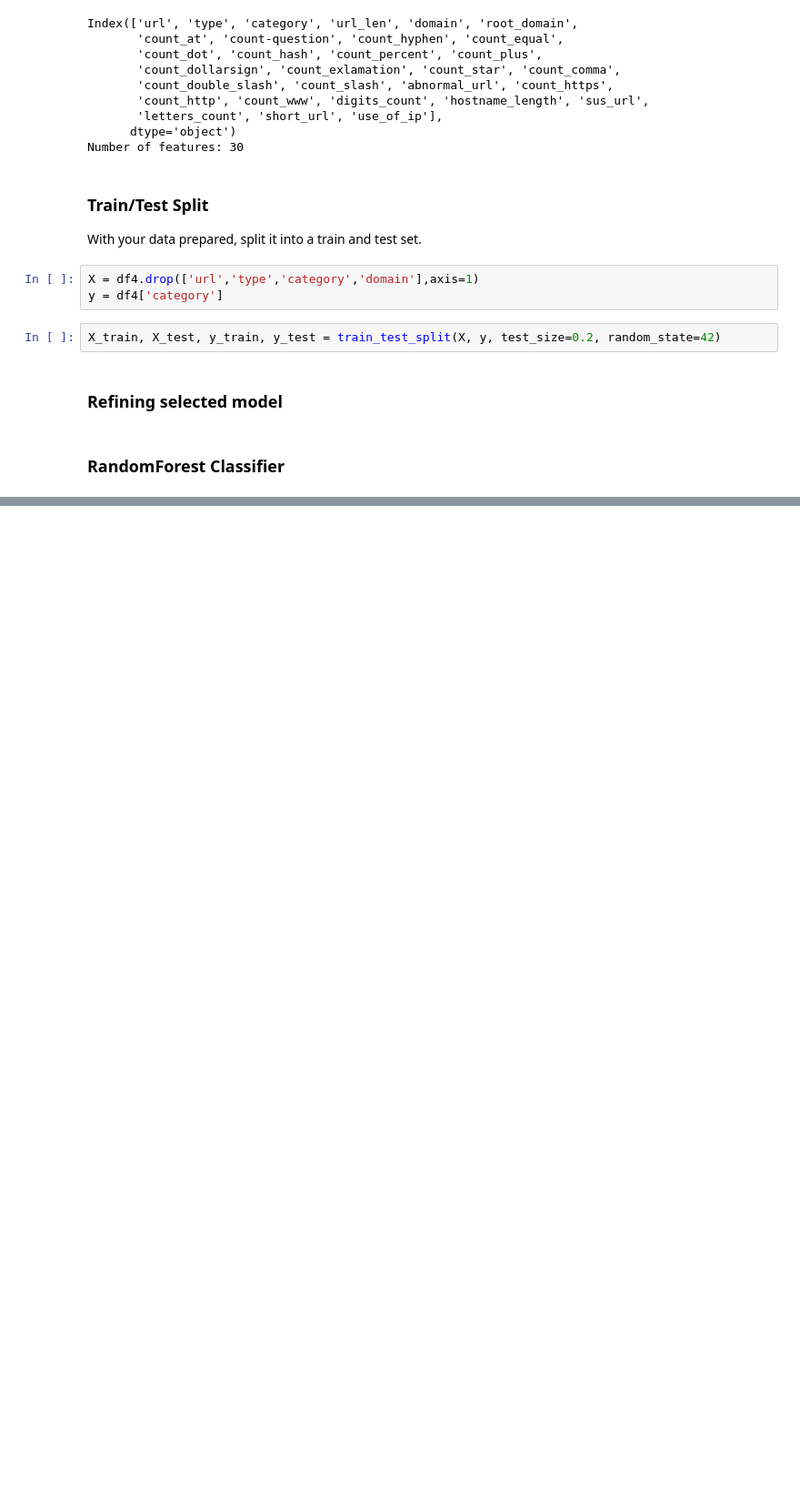
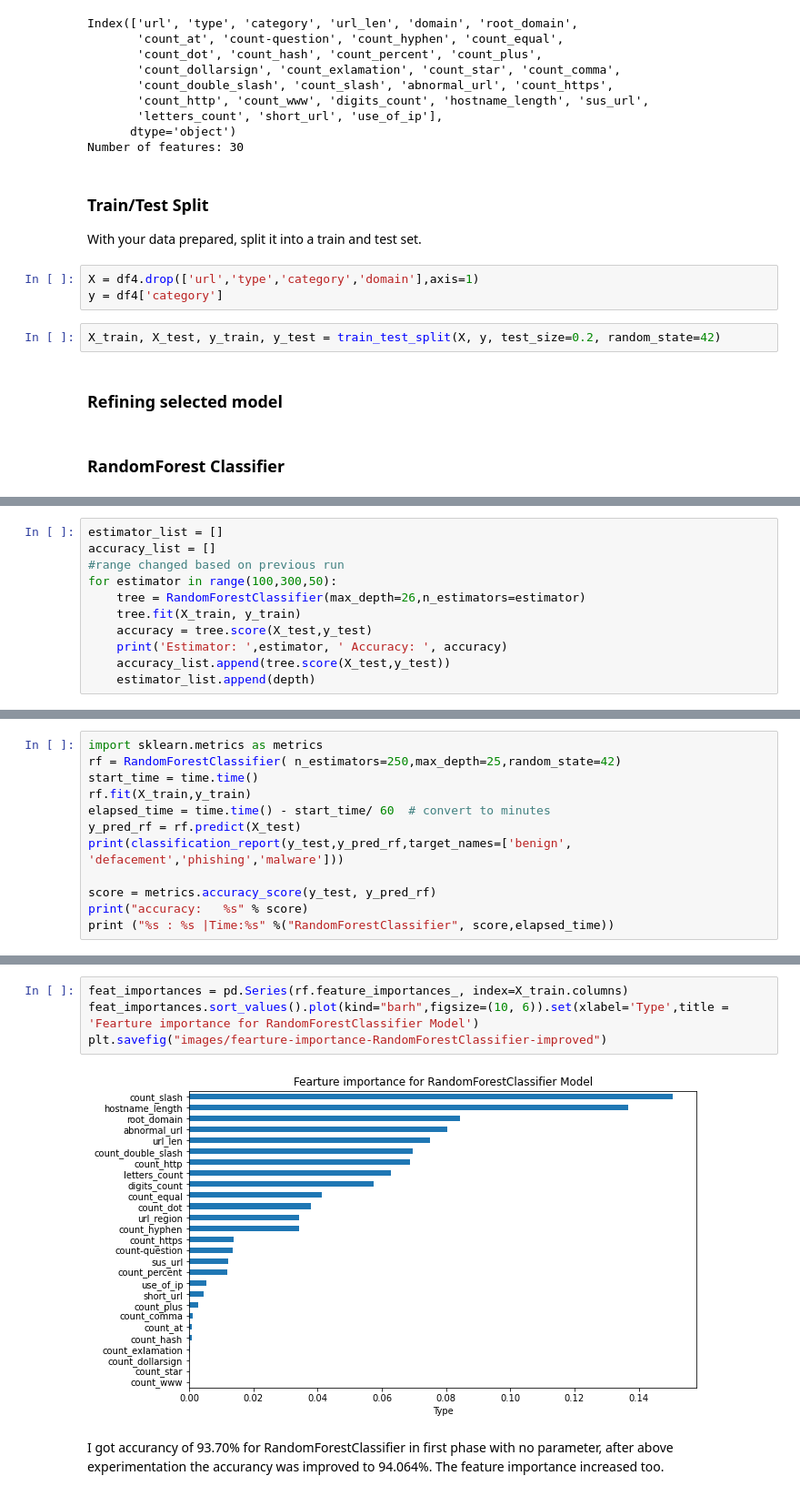
Before and after one commit to pranalee04/BH-PCMLAI-CapstoneProject, a Jupyter notebook: notebook/SelectedModel-RandomForestClassifier-6.ipynb, the cells around one changed output, grey strips where cells are left out. Shown at 91% size. Saved outputs shown, nothing was run; the diff lists cells and outputs as text; blank space fills up the shorter version.

```diff
--- a/notebook/SelectedModel-RandomForestClassifier-6.ipynb
+++ b/notebook/SelectedModel-RandomForestClassifier-6.ipynb
@@ -153,0 +111,11 @@ plt.show()
+# %%
+estimator_list = []
+accuracy_list = []
+#range changed based on previous run
+for estimator in range(100,300,50):
+    tree = RandomForestClassifier(max_depth=26,n_estimators=estimator)
+    tree.fit(X_train, y_train)
+    accuracy = tree.score(X_test,y_test)
+    print('Estimator: ',estimator, ' Accuracy: ', accuracy)
+    accuracy_list.append(tree.score(X_test,y_test))
+    estimator_list.append(depth)
@@ -153,0 +140,12 @@ plt.show()
+# %%
+import sklearn.metrics as metrics
+rf = RandomForestClassifier( n_estimators=250,max_depth=25,random_state=42)
+start_time = time.time()
+rf.fit(X_train,y_train)
+elapsed_time = time.time() - start_time/ 60  # convert to minutes
+y_pred_rf = rf.predict(X_test)
+print(classification_report(y_test,y_pred_rf,target_names=['benign', 'defacement','phishing','malware']))
+
+score = metrics.accuracy_score(y_test, y_pred_rf)
+print("accuracy:   %s" % score)
+print ("%s : %s |Time:%s" %("RandomForestClassifier", score,elapsed_time))
@@ -153,0 +166,8 @@ plt.show()
+# %%
+feat_importances = pd.Series(rf.feature_importances_, index=X_train.columns)
+feat_importances.sort_values().plot(kind="barh",figsize=(10, 6)).set(xlabel='Type',title = 'Fearture importance for RandomForestClassifier Model')
+plt.savefig("images/fearture-importance-RandomForestClassifier-improved")
+# %% [output]
+[figure, added]
+# %% [markdown]
+I got accurancy of 93.70% for RandomForestClassifier in first phase with no parameter, after above experimentation the accurancy was improved to 94.064%. The feature importance increased too.
```
Also changed, not shown: parts of 11 cells of this notebook, 17 other files.
